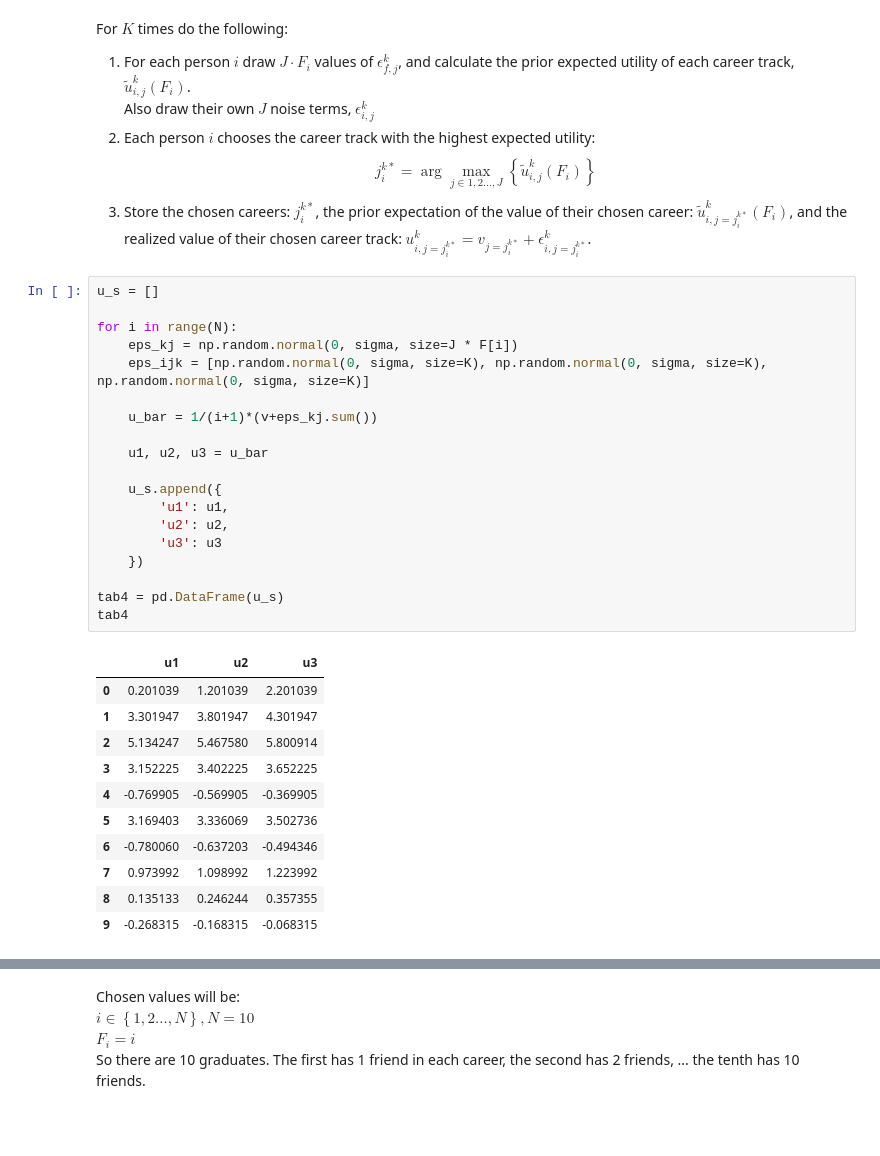
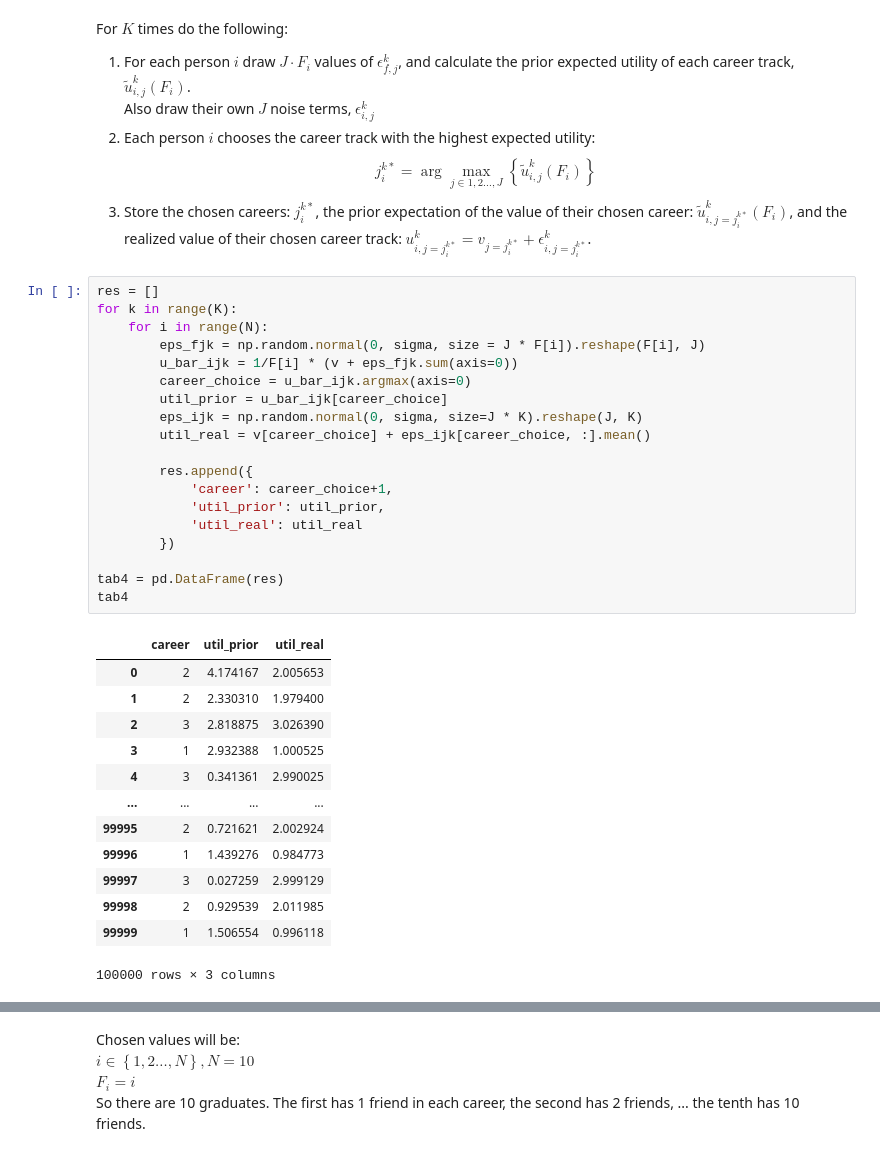
Before and after one commit to NumEconCopenhagen/projects-2024-jbh, a Jupyter notebook: examproject/exam_2024.ipynb, the cells around one changed output, grey strips where cells are left out. Drawn from its saved outputs; the diff is of its cells as text; blank space fills up the shorter version.

Commit message:
career intermission

```diff
--- a/examproject/exam_2024.ipynb
+++ b/examproject/exam_2024.ipynb
@@ -338,34 +343,36 @@ For $K$ times do the following: <br>
 Also draw their own $J$ noise terms, $\epsilon_{i,j}^k$
 1. Each person $i$ chooses the career track with the highest expected utility: $$j_i^{k*}= \arg\max_{j\in{1,2\dots,J}}\left\{ \tilde{u}^k_{i,j}\left( F_{i}\right)\right\} $$
 1. Store the chosen careers: $j_i^{k*}$, the prior expectation of the value of their chosen career: $\tilde{u}^k_{i,j=j_i^{k*}}\left( F_{i}\right)$, and the realized value of their chosen career track: $u^k_{i,j=j_i^{k*}}=v_{j=j_i^{k*}}+\epsilon_{i,j=j_i^{k*}}^k$.
-# %%
-u_s = []
-
-for i in range(N):
-    eps_kj = np.random.normal(0, sigma, size=J * F[i])
-    eps_ijk = [np.random.normal(0, sigma, size=K), np.random.normal(0, sigma, size=K), np.random.normal(0, sigma, size=K)]
-
-    u_bar = 1/(i+1)*(v+eps_kj.sum())
-
-    u1, u2, u3 = u_bar
-
-    u_s.append({
-        'u1': u1,
-        'u2': u2,
-        'u3': u3
-    })
-
-tab4 = pd.DataFrame(u_s)
-tab4
-# %% [output]
-|  | u1 | u2 | u3 |
-| 0 | 0.201039 | 1.201039 | 2.201039 |
-| 1 | 3.301947 | 3.801947 | 4.301947 |
-| 2 | 5.134247 | 5.467580 | 5.800914 |
-| 3 | 3.152225 | 3.402225 | 3.652225 |
-| 4 | -0.769905 | -0.569905 | -0.369905 |
-| 5 | 3.169403 | 3.336069 | 3.502736 |
-| 6 | -0.780060 | -0.637203 | -0.494346 |
-| 7 | 0.973992 | 1.098992 | 1.223992 |
-| 8 | 0.135133 | 0.246244 | 0.357355 |
-| 9 | -0.268315 | -0.168315 | -0.068315 |
+# %%
+res = []
+for k in range(K):
+    for i in range(N):
+        eps_fjk = np.random.normal(0, sigma, size = J * F[i]).reshape(F[i], J)
+        u_bar_ijk = 1/F[i] * (v + eps_fjk.sum(axis=0))
+        career_choice = u_bar_ijk.argmax(axis=0)
+        util_prior = u_bar_ijk[career_choice]
+        eps_ijk = np.random.normal(0, sigma, size=J * K).reshape(J, K)
+        util_real = v[career_choice] + eps_ijk[career_choice, :].mean()
+
+        res.append({
+            'career': career_choice+1,
+            'util_prior': util_prior,
+            'util_real': util_real
+        })
+
+tab4 = pd.DataFrame(res)
+tab4
+# %% [output]
+|  | career | util_prior | util_real |
+| 0 | 2 | 4.174167 | 2.005653 |
+| 1 | 2 | 2.330310 | 1.979400 |
+| 2 | 3 | 2.818875 | 3.026390 |
+| 3 | 1 | 2.932388 | 1.000525 |
+| 4 | 3 | 0.341361 | 2.990025 |
+| ... | ... | ... | ... |
+| 99995 | 2 | 0.721621 | 2.002924 |
+| 99996 | 1 | 1.439276 | 0.984773 |
+| 99997 | 3 | 0.027259 | 2.999129 |
+| 99998 | 2 | 0.929539 | 2.011985 |
+| 99999 | 1 | 1.506554 | 0.996118 |
+100000 rows × 3 columns
```
Also changed, not shown: parts of 13 cells of this notebook.
